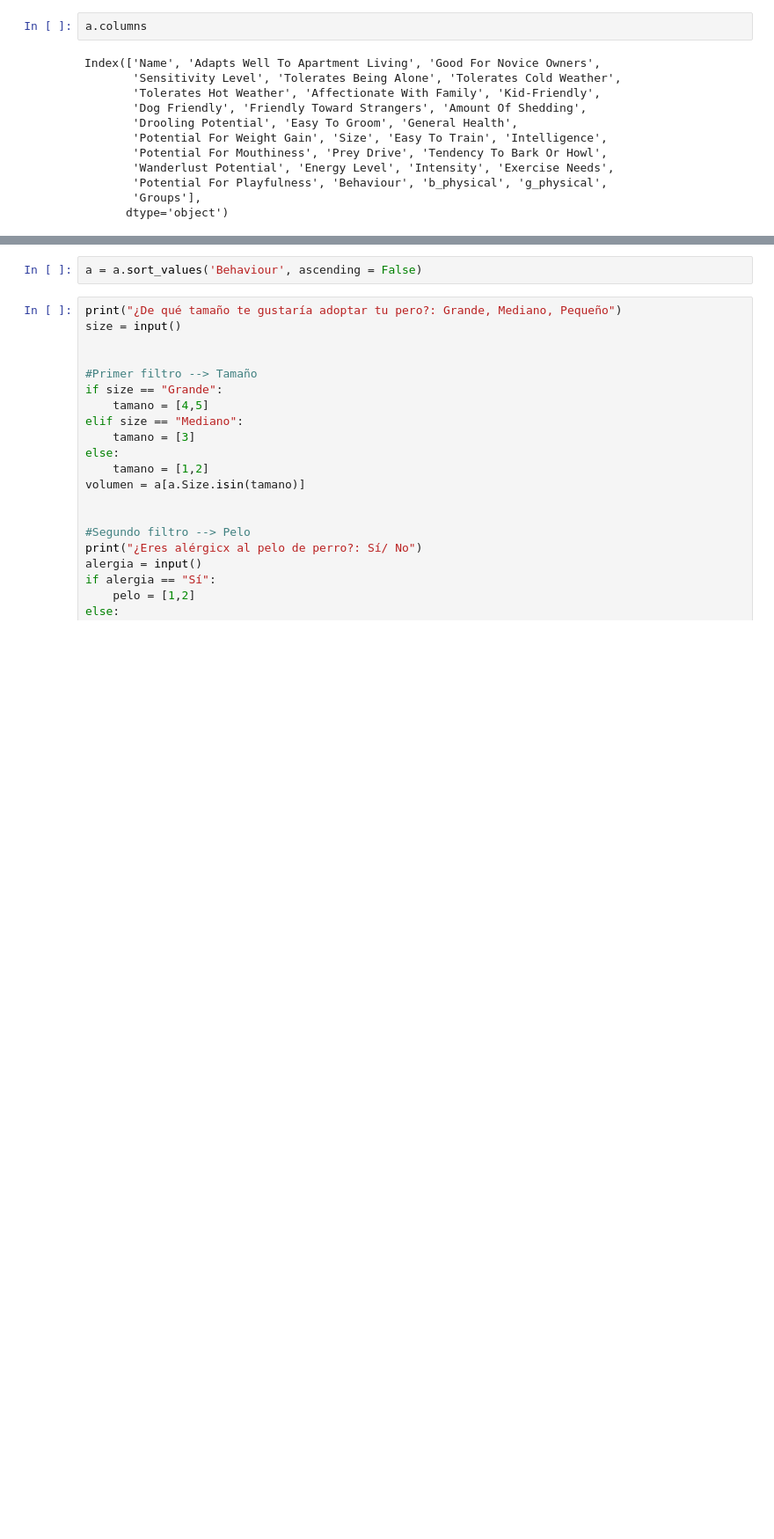
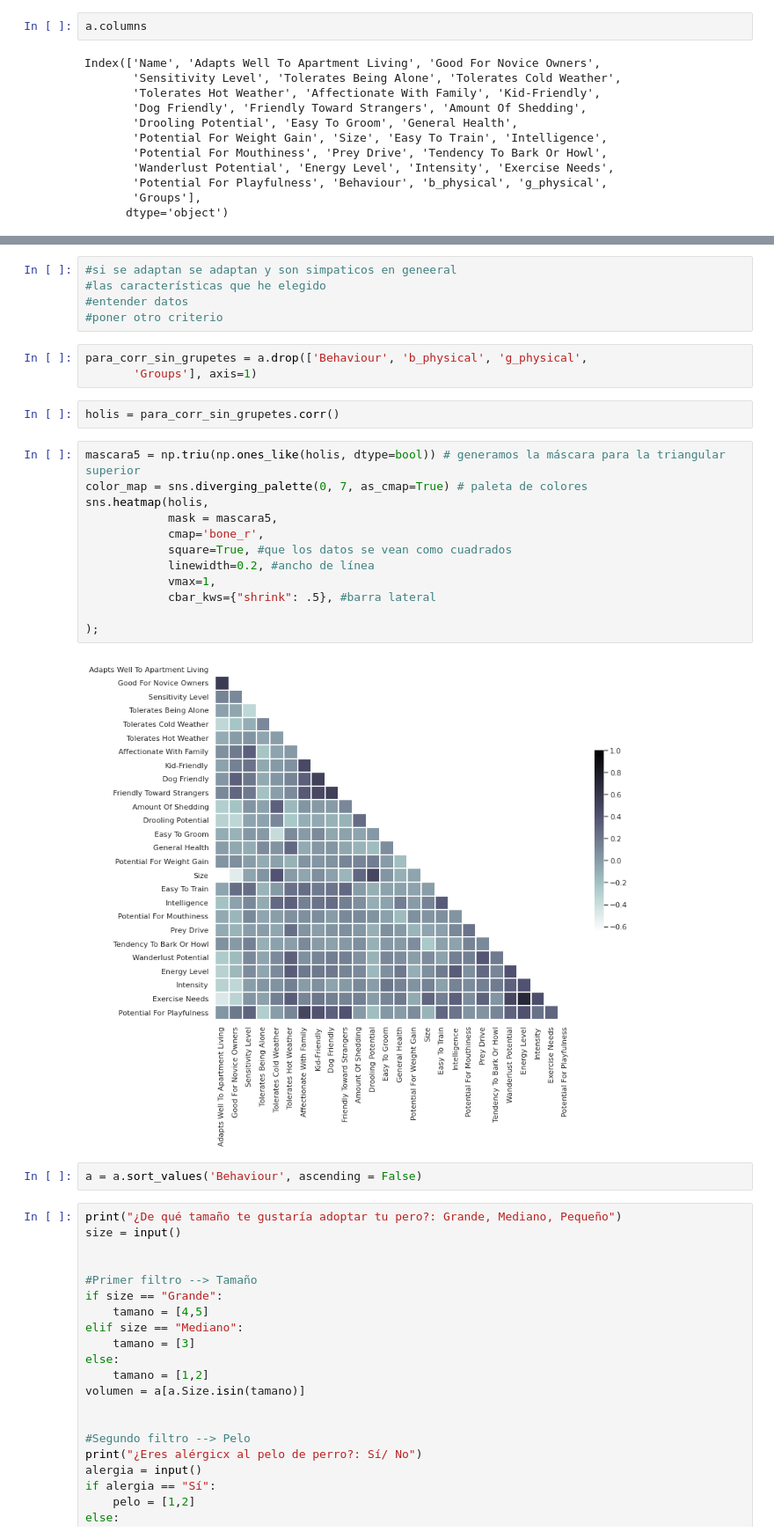
Before and after one commit to mariadelascotrina/One_chance_for_the_best_perrete, a Jupyter notebook: Notebooks/3_Dog_recomendation.ipynb, the cells around one changed output, grey strips where cells are left out. Shown: that part at 88% size. Cells and saved outputs as stored; diff of their text form; blank space fills up the shorter version.

```diff
--- a/Notebooks/3_Dog_recomendation.ipynb
+++ b/Notebooks/3_Dog_recomendation.ipynb
@@ -110,3 +83,27 @@ sns.heatmap(hola,
+# %%
+#si se adaptan se adaptan y son simpaticos en geneeral
+#las características que he elegido
+#entender datos
+#poner otro criterio
+# %%
+para_corr_sin_grupetes = a.drop(['Behaviour', 'b_physical', 'g_physical',
+       'Groups'], axis=1)
+# %%
+holis = para_corr_sin_grupetes.corr()
+# %%
+mascara5 = np.triu(np.ones_like(holis, dtype=bool)) # generamos la máscara para la triangular superior
+color_map = sns.diverging_palette(0, 7, as_cmap=True) # paleta de colores
+sns.heatmap(holis,
+            mask = mascara5,
+            cmap='bone_r',
+            square=True, #que los datos se vean como cuadrados
+            linewidth=0.2, #ancho de línea
+            vmax=1,
+            cbar_kws={"shrink": .5}, #barra lateral
+
+);
+# %% [output]
+[figure, added]
 # %%
 a = a.sort_values('Behaviour', ascending = False)
 # %%
```
Also changed, not shown: parts of 6 cells of this notebook, 20 other files.
